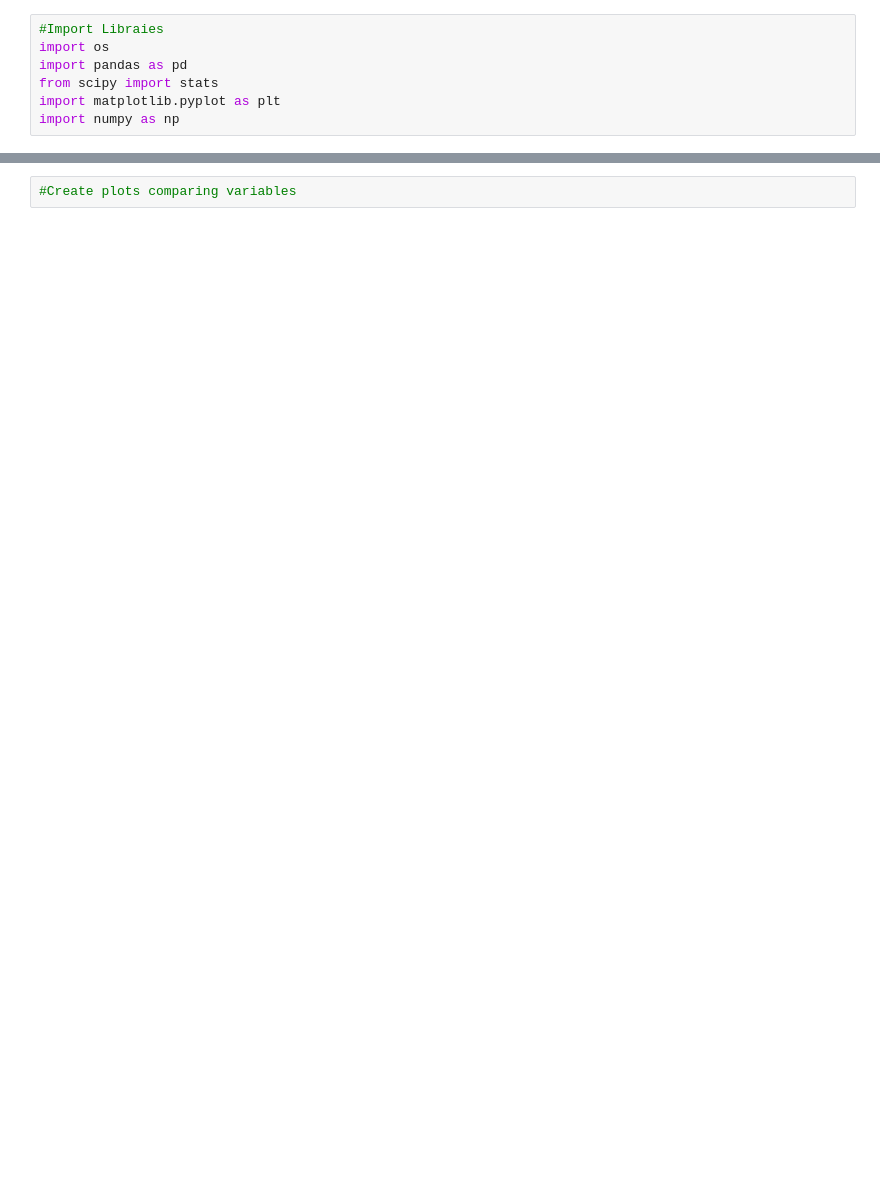
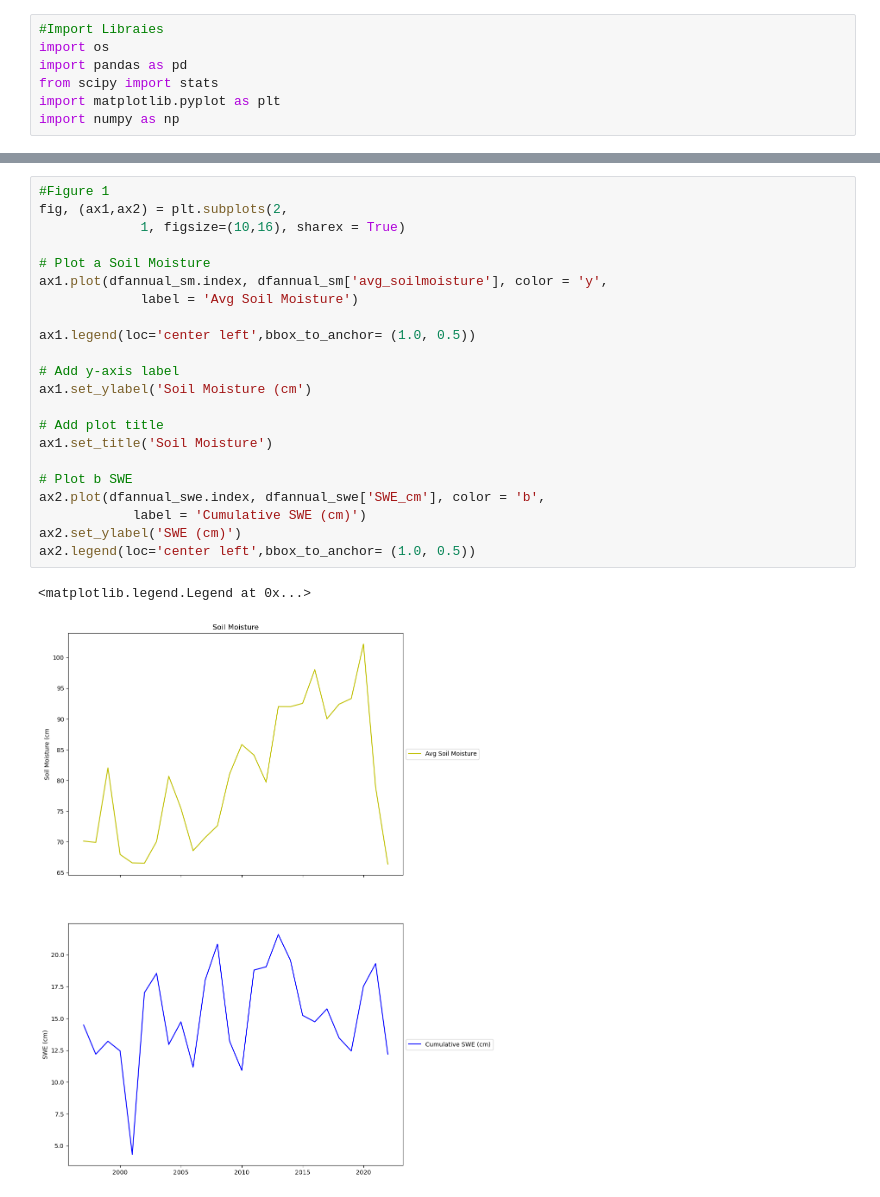
Before and after one commit to andrewflem/Final-Project-CO-snow-and-droughts, a Jupyter notebook: Fleming_Final_Project_ESCI_797 (1).ipynb, the cells around one changed output, grey strips where cells are left out. Saved outputs shown, nothing was run; the diff lists cells and outputs as text; blank space fills up the shorter version.

```diff
--- a/Fleming_Final_Project_ESCI_797 (1).ipynb
+++ b/Fleming_Final_Project_ESCI_797 (1).ipynb
@@ -187,3 +261,26 @@ fig2.autofmt_xdate()
 # %%
-#Create plots comparing variables
+#Figure 1
+fig, (ax1,ax2) = plt.subplots(2,
+             1, figsize=(10,16), sharex = True)
+
+# Plot a Soil Moisture
+ax1.plot(dfannual_sm.index, dfannual_sm['avg_soilmoisture'], color = 'y',
+             label = 'Avg Soil Moisture')
+
+ax1.legend(loc='center left',bbox_to_anchor= (1.0, 0.5))
+
+# Add y-axis label
+ax1.set_ylabel('Soil Moisture (cm')
+
+# Add plot title
+ax1.set_title('Soil Moisture')
+
+# Plot b SWE
+ax2.plot(dfannual_swe.index, dfannual_swe['SWE_cm'], color = 'b',
+            label = 'Cumulative SWE (cm)')
+ax2.set_ylabel('SWE (cm)')
+ax2.legend(loc='center left',bbox_to_anchor= (1.0, 0.5))
+# %% [output]
+<matplotlib.legend.Legend at 0x...>
+[figure, added]
 # %%
```
Also changed, not shown: parts of 24 cells of this notebook.
